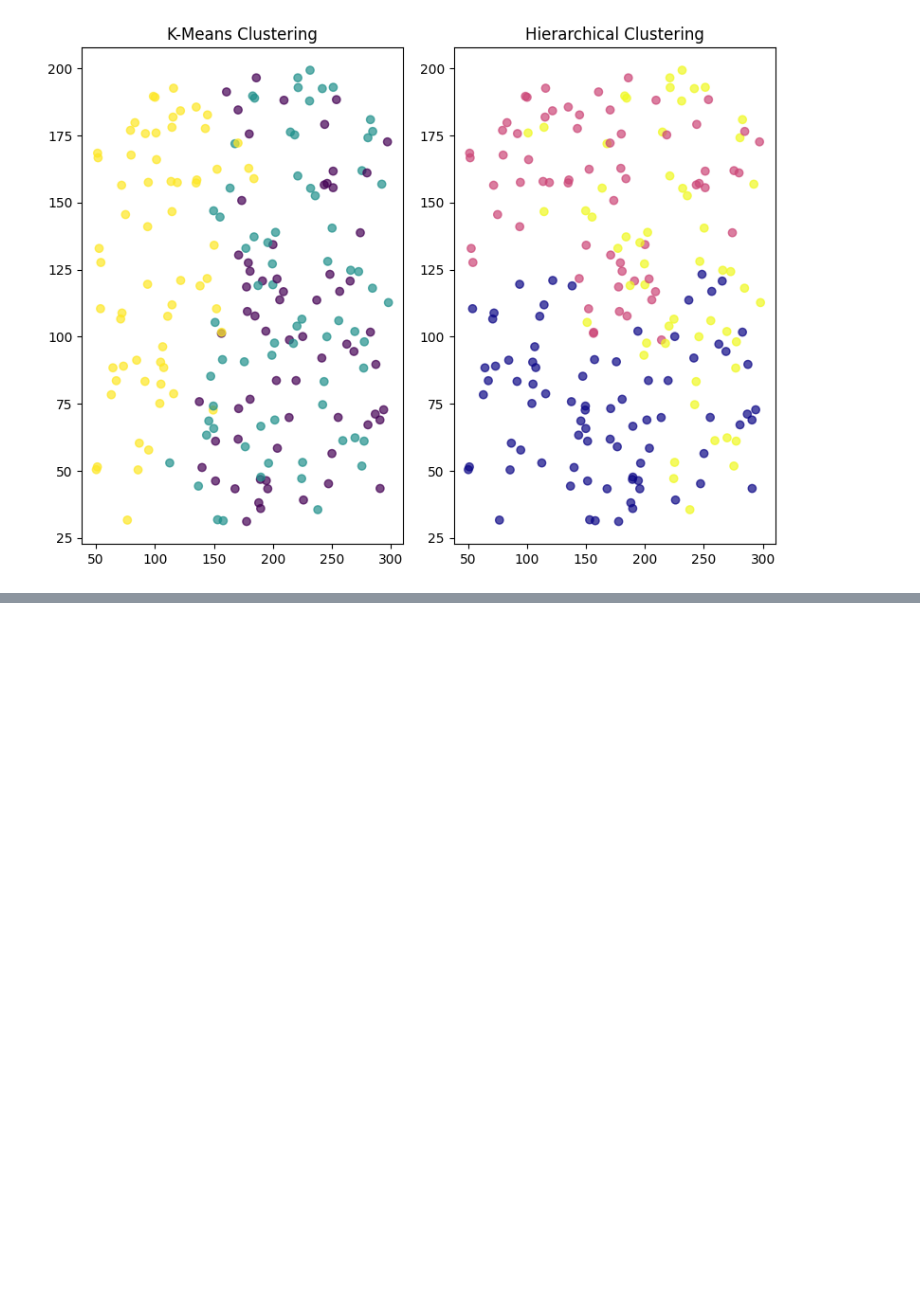
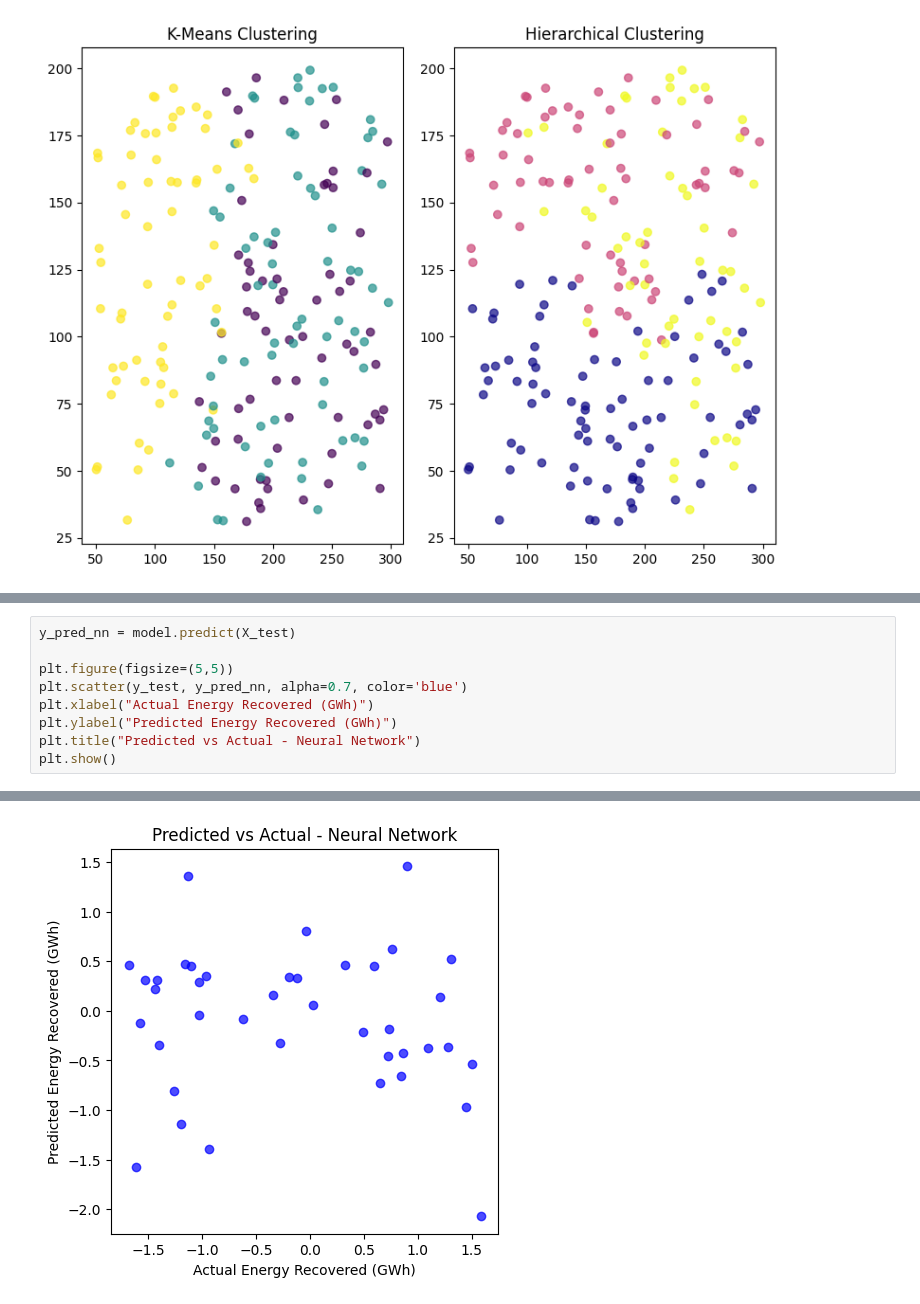
Before and after one commit to Ansh1803/ML, a Jupyter notebook: 6.ipynb, the cells around one changed output, grey strips where cells are left out. Drawn from its saved outputs; the diff is of its cells as text; blank space fills up the shorter version.

```diff
--- a/6.ipynb
+++ b/6.ipynb
@@ -224,0 +302,10 @@ R² Score: -0.069
+# %%
+y_pred_nn = model.predict(X_test)
+
+plt.figure(figsize=(5,5))
+plt.scatter(y_test, y_pred_nn, alpha=0.7, color='blue')
+plt.xlabel("Actual Energy Recovered (GWh)")
+plt.ylabel("Predicted Energy Recovered (GWh)")
+plt.title("Predicted vs Actual - Neural Network")
+plt.show()
+# %% [output]
@@ -225,2 +313,3 @@ R² Score: -0.069
+[figure, added]
 # %% [markdown]
 Final Summary:
```
Also changed, not shown: parts of 9 cells of this notebook.
